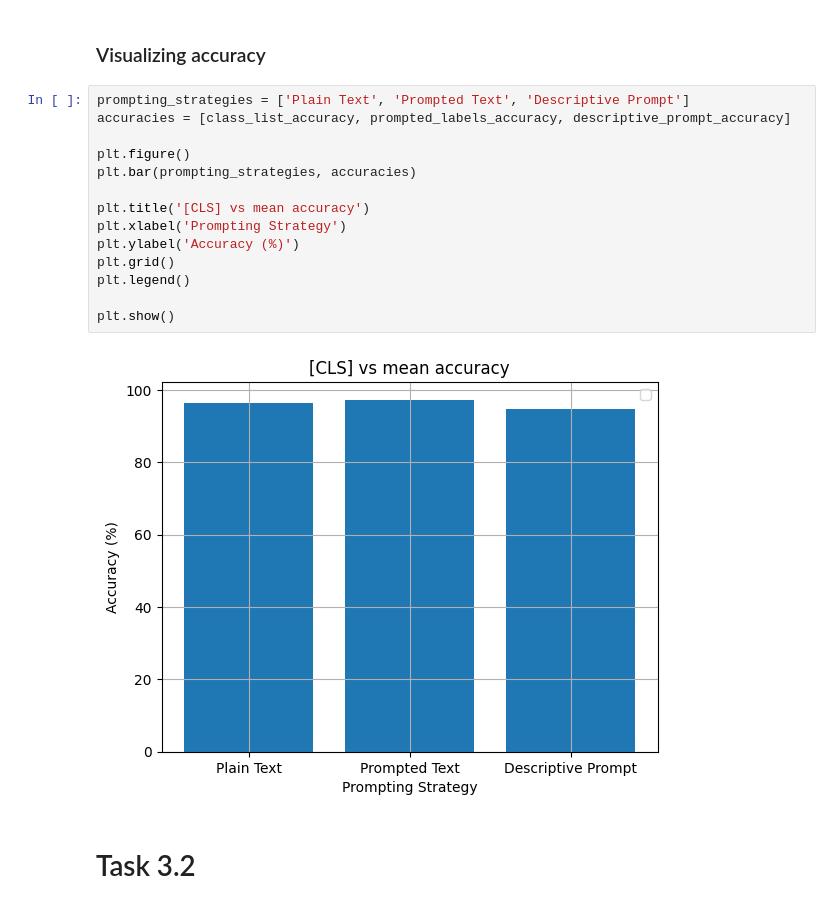
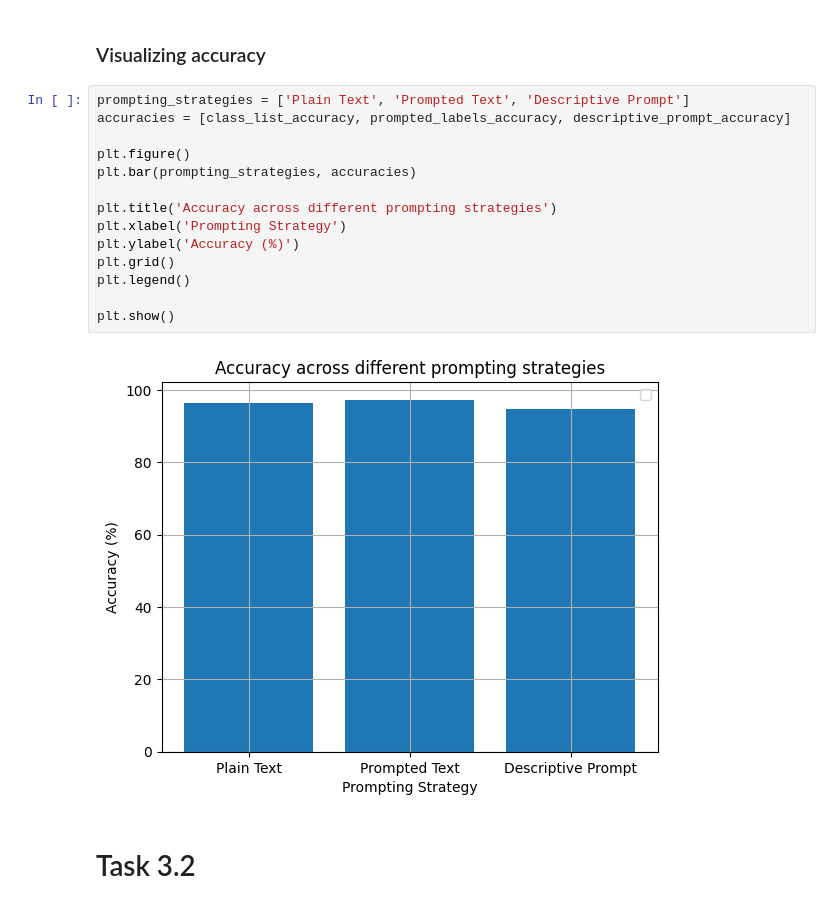
Before and after one commit to hyderchaudhry/28100041-PA0, a Jupyter notebook: src/task3.ipynb, the cells around one changed output. Drawn from its saved outputs; the diff is of its cells as text.

```diff
--- a/src/task3.ipynb
+++ b/src/task3.ipynb
@@ -105,19 +107,19 @@ descriptive prompt accuracy: 94.6%
 # %%
 prompting_strategies = ['Plain Text', 'Prompted Text', 'Descriptive Prompt']
 accuracies = [class_list_accuracy, prompted_labels_accuracy, descriptive_prompt_accuracy]
 
 plt.figure()
 plt.bar(prompting_strategies, accuracies)
 
-plt.title('[CLS] vs mean accuracy')
+plt.title('Accuracy across different prompting strategies')
 plt.xlabel('Prompting Strategy')
 plt.ylabel('Accuracy (%)')
 plt.grid()
 plt.legend()
 
 plt.show()
 # %% [output]
-[figure, old version]
+[figure, new version]
 # %% [markdown]
 # Task 3.2
 # %% [markdown]
```
Also changed, not shown: parts of 12 cells of this notebook.
